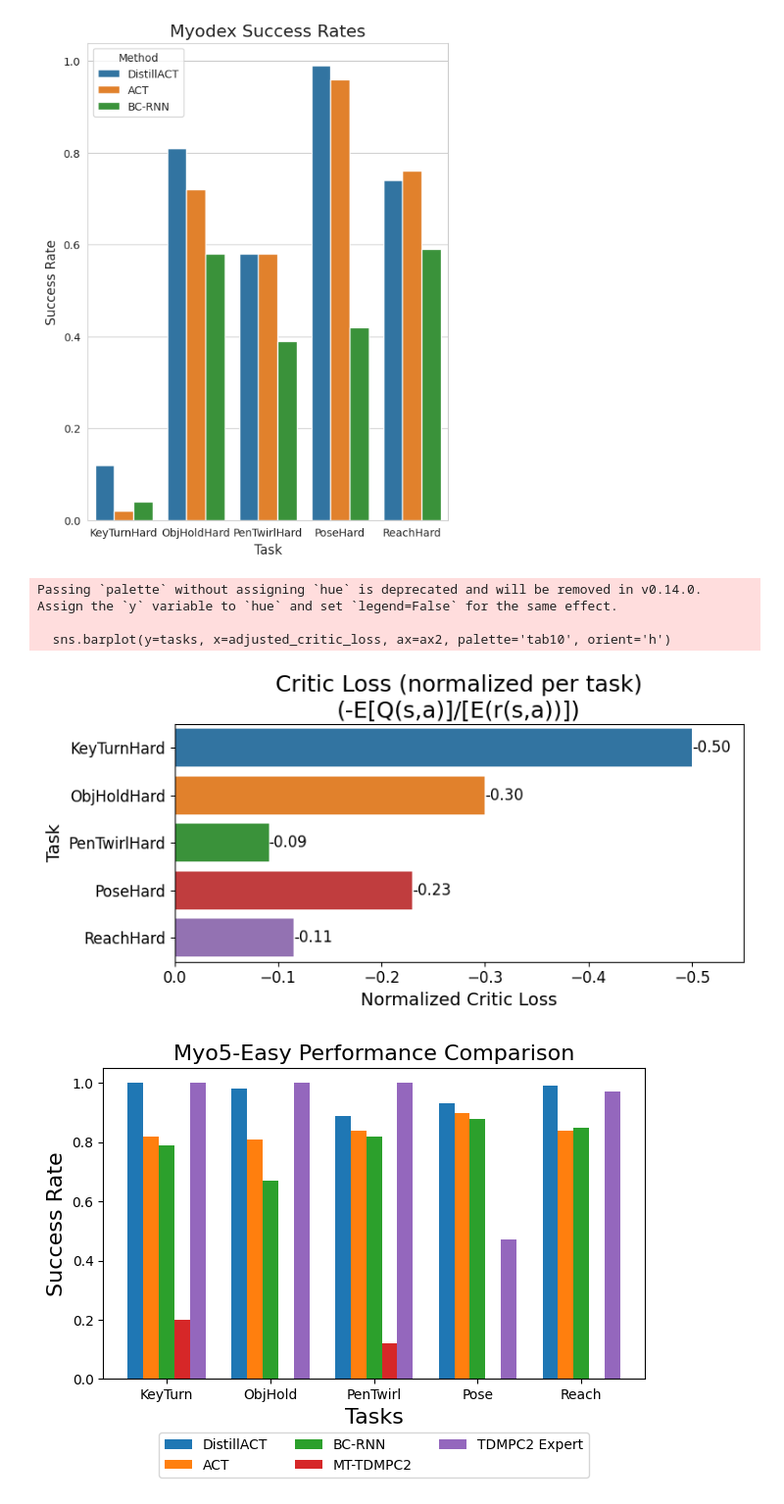
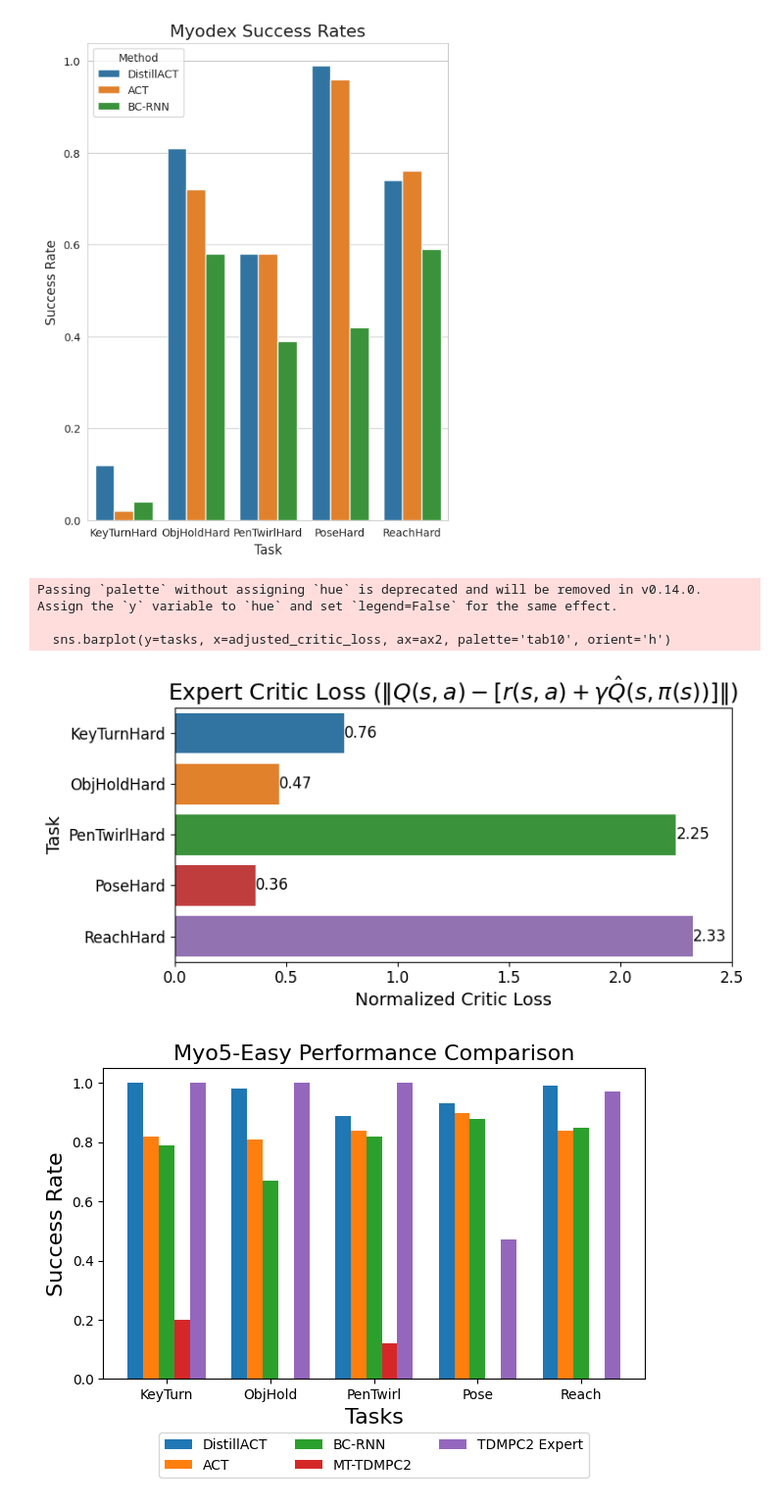
Before and after one commit to pairlab/fancy-bc, a Jupyter notebook: examples/notebooks/run_policy.ipynb, the cells around one changed output. Shown at 98% size. Drawn from its saved outputs; the diff is of its cells as text; code cells hidden in the pictures.

Commit message:
run policy create critic loss norm pfd

```diff
--- a/examples/notebooks/run_policy.ipynb
+++ b/examples/notebooks/run_policy.ipynb
@@ -335,39 +335,44 @@ import seaborn as sns
 # %%
 # Data for the second plot (Critic Loss per task)
 tasks = ['KeyTurnHard', 'ObjHoldHard', 'PenTwirlHard', 'PoseHard', 'ReachHard']
-critic_loss = [-0.25, -0.9, -0.57, -0.1, -1.15]
-coefficients = [2, 0.333, 0.16, 2.3, 0.1]
+# critic_loss = [0.25, 0.9, 0.57, 0.1, 1.15]
+critic_loss = [0.76194, 0.46956, 2.25029, 0.36484, 2.32573]
+
+# coefficients = [2, 0.333, 0.16, 2.3, 0.1]
 
 # Apply coefficients to critic_loss
-adjusted_critic_loss = [loss * coeff for loss, coeff in zip(critic_loss, coefficients)]
+adjusted_critic_loss = [loss for loss in critic_loss]
 
 # Create the plot
 fig, ax2 = plt.subplots(1, 1, figsize=(8, 4))  # Reduced height from 6 to 4
 
 # Plot using tab10 color palette
 sns.barplot(y=tasks, x=adjusted_critic_loss, ax=ax2, palette='tab10', orient='h')
-ax2.set_title('Critic Loss (normalized per task)\n(-E[Q(s,a)]/[E(r(s,a))])', fontsize=18)  # Increased from 16
+ax2.set_title('Expert Critic Loss ($\|Q(s,a) - [r(s, a) + \gamma \hat{Q}(s, \pi(s))]\|$)', fontsize=18)  # Increased from 16
 ax2.set_ylabel('Task', fontsize=14)  # Increased from 12
 ax2.set_xlabel('Normalized Critic Loss', fontsize=14)  # Increased from 12
 
 # Set x-axis limits from 0 to -0.55
-ax2.set_xlim(0, -0.55)
+ax2.set_xlim(0, 2.5)
 
 # Add value labels to the right of each bar
 for i, v in enumerate(adjusted_critic_loss):
     ax2.text(v, i, f'{v:.2f}', va='center', ha='left', fontsize=12)  # Added fontsize
 
 # Increase tick label font size
 ax2.tick_params(axis='both', which='major', labelsize=12)
 
 # Adjust layout and display the plot
+# Save the plot to critic-loss-norm.pdf
+plt.savefig('critic-loss-norm.pdf', bbox_inches='tight')
+
 plt.tight_layout()
 plt.show()
 # %% [output]
 Passing `palette` without assigning `hue` is deprecated and will be removed in v0.14.0. Assign the `y` variable to `hue` and set `legend=False` for the same effect.
 
   sns.barplot(y=tasks, x=adjusted_critic_loss, ax=ax2, palette='tab10', orient='h')
-[figure, old version]
+[figure, new version]
 # %%
 fig, ax = plt.subplots()
 for i, label in enumerate(labels):
```
